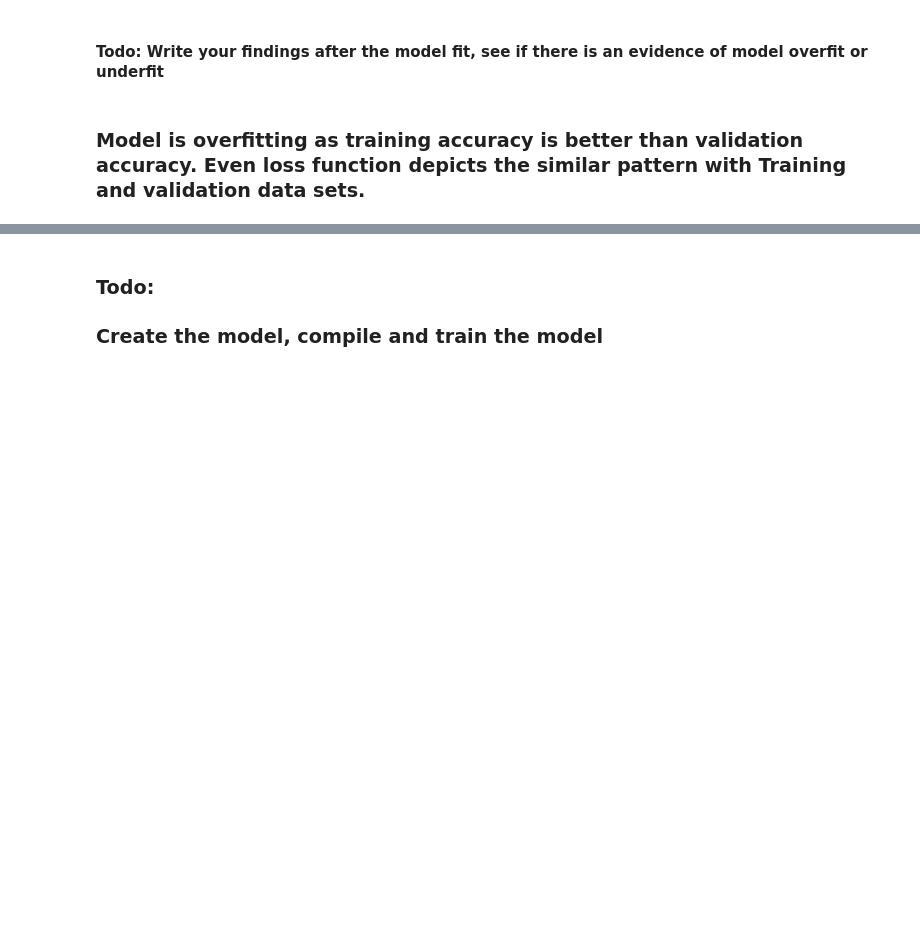
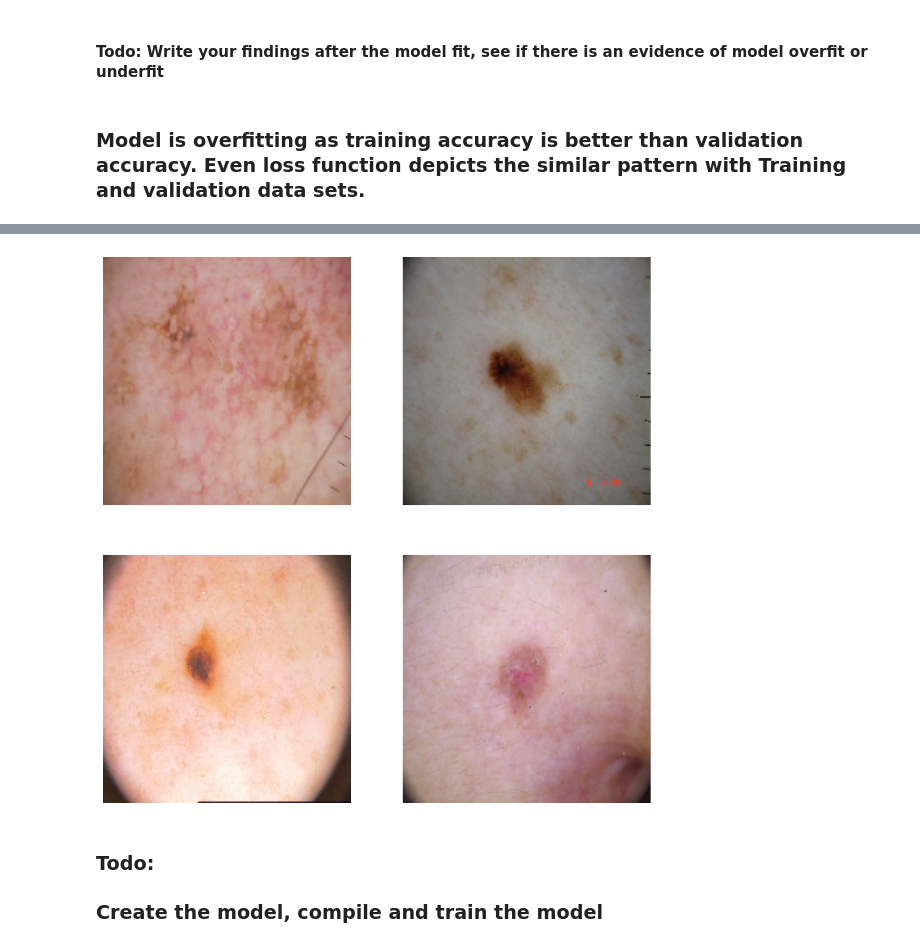
Before and after one commit to manshanb/cnn_assignment_melanoma, a Jupyter notebook: Mangesh_Shanbhag.ipynb, the cells around one changed output, grey strips where cells are left out. Drawn from its saved outputs; the diff is of its cells as text; code cells hidden in the pictures; blank space fills up the shorter version.

```diff
--- a/Mangesh_Shanbhag.ipynb
+++ b/Mangesh_Shanbhag.ipynb
@@ -316,6 +329,8 @@ plt.figure(figsize=(10, 10))
 for images, labels in train_ds.take(1):
   for i in range(4):
     ax = plt.subplot(2, 2, i + 1)
-    augmented_image = data_augmentation(images[i])
+    #augmented_image = data_augmentation(images[i])
+    augmented_image = images[i]
     plt.imshow(augmented_image.numpy().astype("uint8"))
     plt.axis("off")
+# %% [output]
@@ -322,3 +338,4 @@ for images, labels in train_ds.take(1):
+[figure, added]
 # %% [markdown]
 ### Todo:
 ### Create the model, compile and train the model
```
Also changed, not shown: parts of 25 cells of this notebook.
